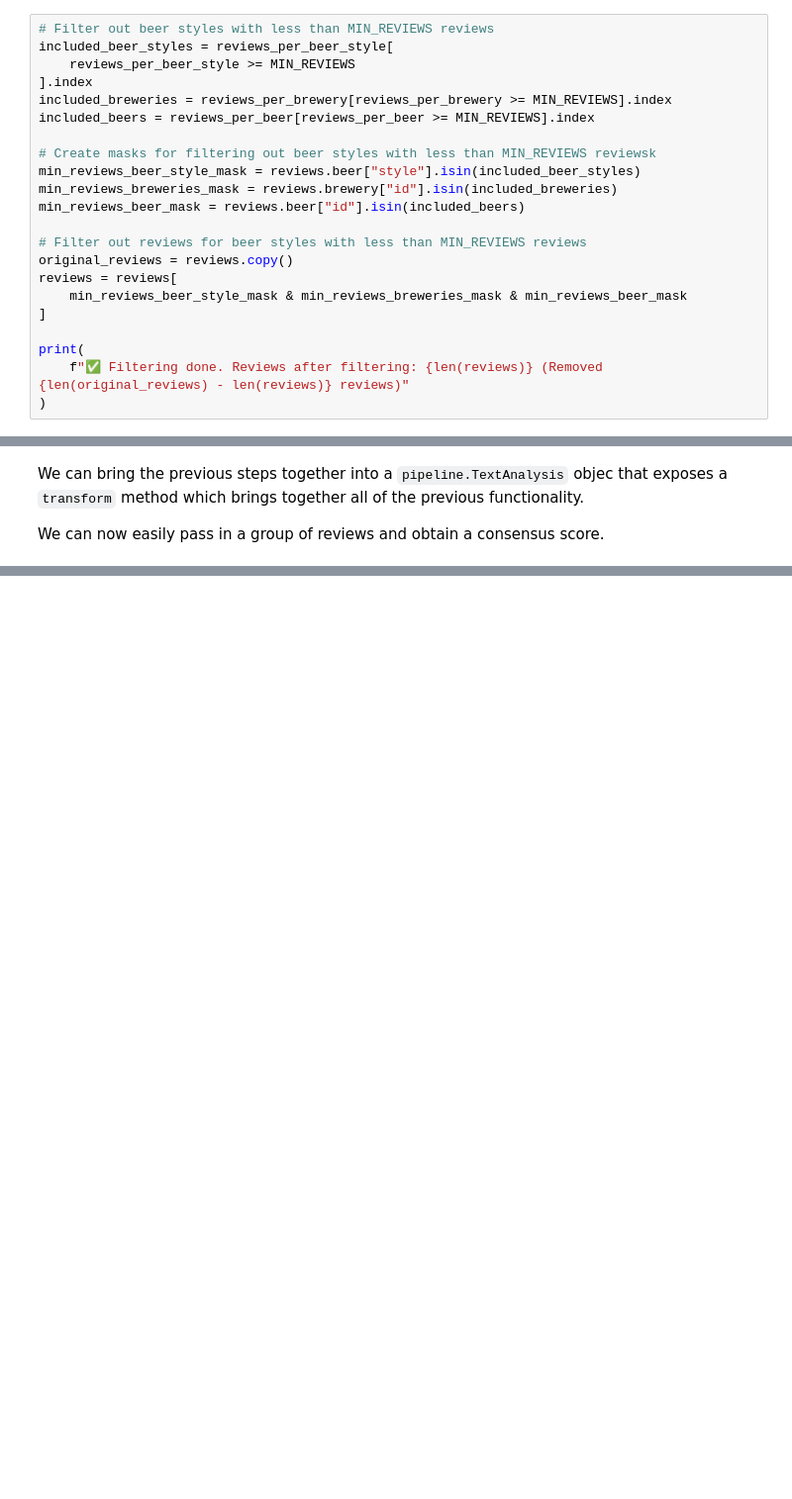
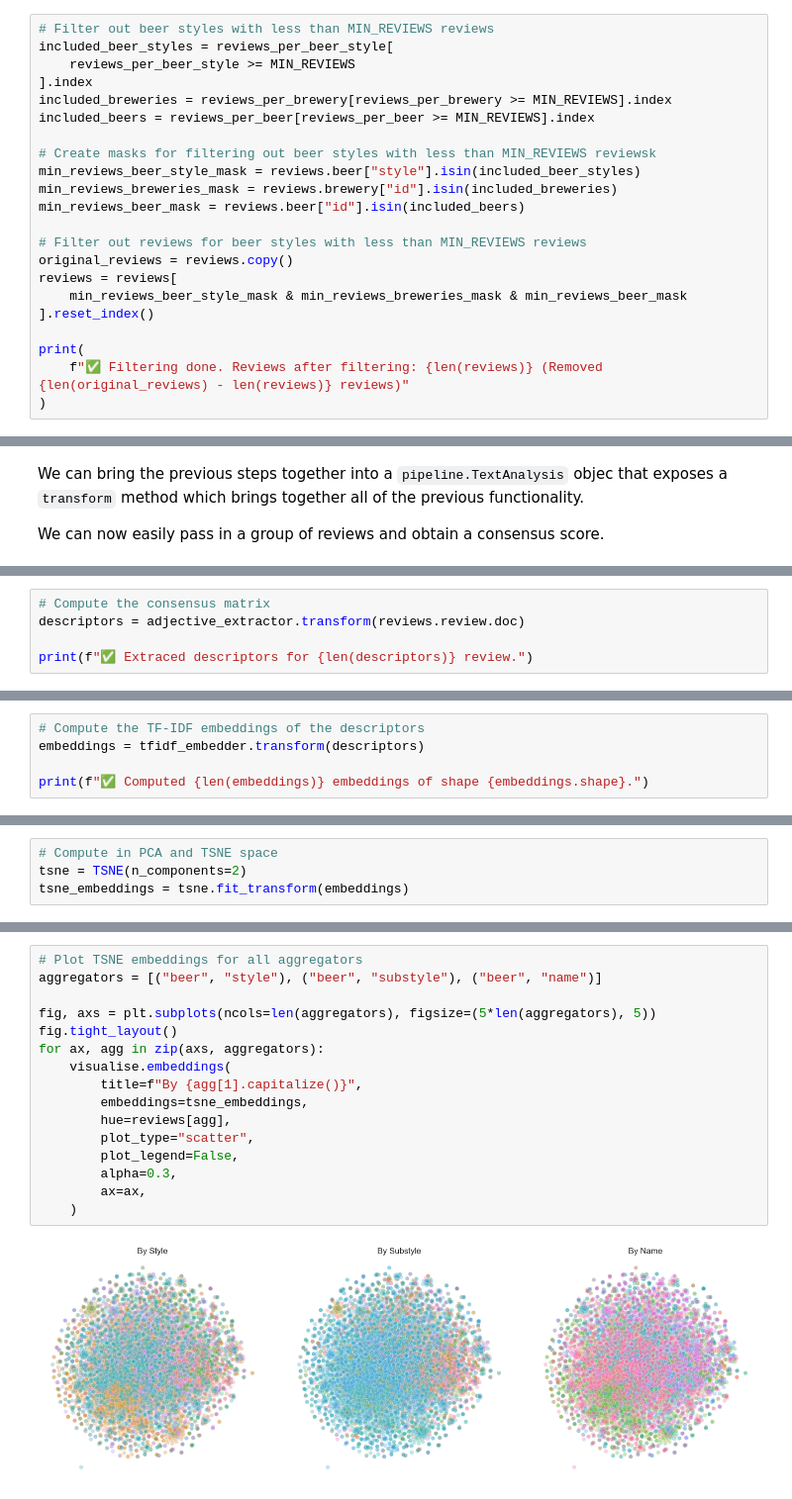
Before and after one commit to epfl-ada/ada-2023-project-blackada, a Jupyter notebook: main.ipynb, the cells around one changed output, grey strips where cells are left out. Shown at 99% size. Drawn from its saved outputs; the diff is of its cells as text; blank space fills up the shorter version.

```diff
--- a/main.ipynb
+++ b/main.ipynb
@@ -326,7 +383,7 @@ min_reviews_beer_mask = reviews.beer["id"].isin(included_beers)
 original_reviews = reviews.copy()
 reviews = reviews[
     min_reviews_beer_style_mask & min_reviews_breweries_mask & min_reviews_beer_mask
-]
+].reset_index()
 
 print(
     f"✅ Filtering done. Reviews after filtering: {len(reviews)} (Removed {len(original_reviews) - len(reviews)} reviews)"
@@ -808,0 +840,5 @@ including groupings by other variables, interpretability of the language use
+# %%
+# Compute the consensus matrix
+descriptors = adjective_extractor.transform(reviews.review.doc)
+
+print(f"✅ Extraced descriptors for {len(descriptors)} review.")
@@ -808,0 +859,5 @@ including groupings by other variables, interpretability of the language use
+# %%
+# Compute the TF-IDF embeddings of the descriptors
+embeddings = tfidf_embedder.transform(descriptors)
+
+print(f"✅ Computed {len(embeddings)} embeddings of shape {embeddings.shape}.")
@@ -808,0 +868,4 @@ including groupings by other variables, interpretability of the language use
+# %%
+# Compute in PCA and TSNE space
+tsne = TSNE(n_components=2)
+tsne_embeddings = tsne.fit_transform(embeddings)
@@ -808,0 +877,18 @@ including groupings by other variables, interpretability of the language use
+# %%
+# Plot TSNE embeddings for all aggregators
+aggregators = [("beer", "style"), ("beer", "substyle"), ("beer", "name")]
+
+fig, axs = plt.subplots(ncols=len(aggregators), figsize=(5*len(aggregators), 5))
+fig.tight_layout()
+for ax, agg in zip(axs, aggregators):
+    visualise.embeddings(
+        title=f"By {agg[1].capitalize()}",
+        embeddings=tsne_embeddings,
+        hue=reviews[agg],
+        plot_type="scatter",
+        plot_legend=False,
+        alpha=0.3,
+        ax=ax,
+    )
+# %% [output]
+[figure, added]
```
Also changed, not shown: parts of 73 cells of this notebook, 1 other file.
